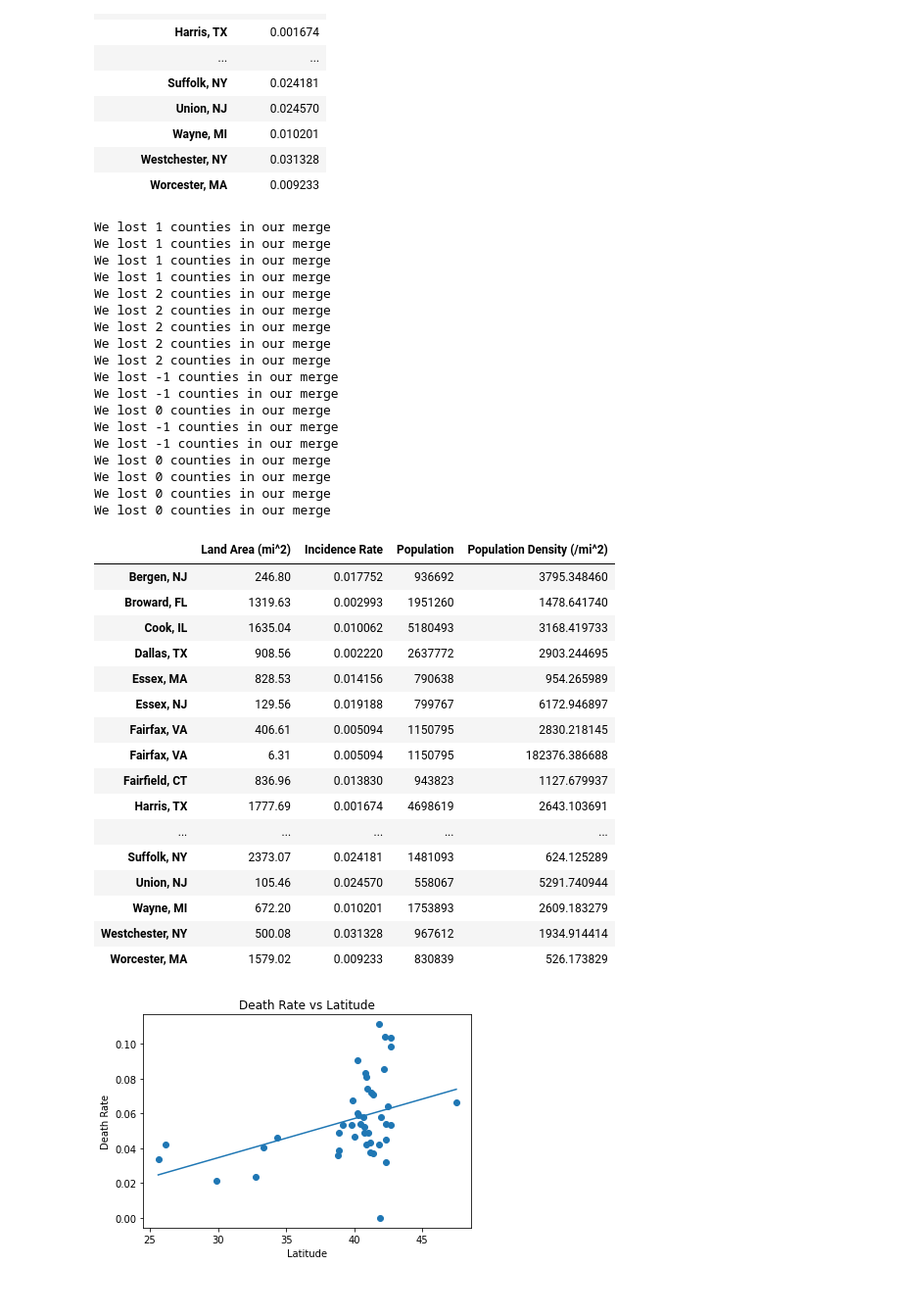
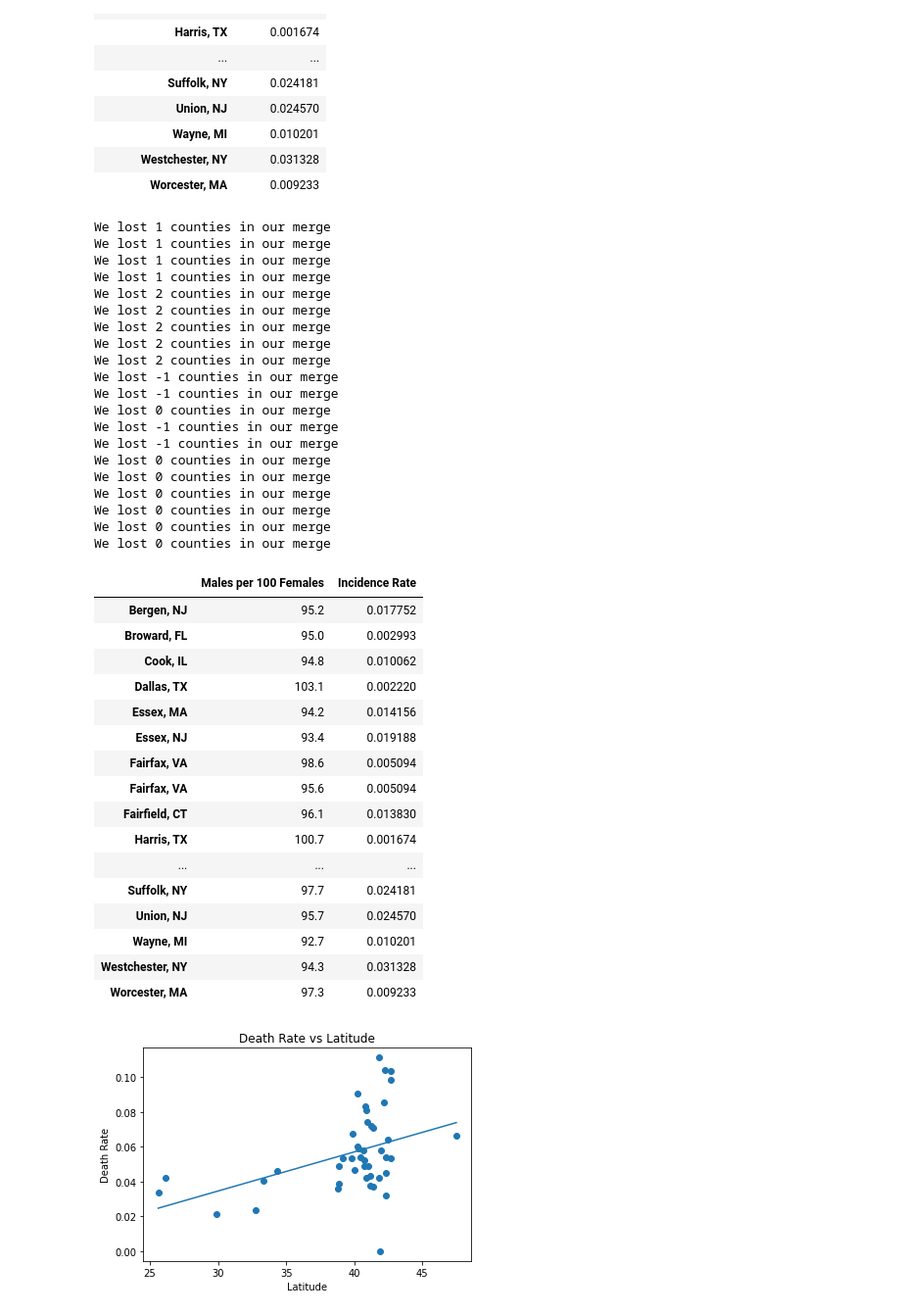
Before and after one commit to amkrutsinger/covid19finalproject, a Jupyter notebook: regression/regression.ipynb, the cells around one changed output. Shown at 98% size. Drawn from its saved outputs; the diff is of its cells as text; code cells hidden in the pictures.

Commit message:
Add gender data

```diff
--- a/regression/regression.ipynb
+++ b/regression/regression.ipynb
@@ -209,4 +209,9 @@ pollution
 area = load_geo_data('LND01.csv', [], {}, 'County')
 area.rename({'LND010200D': 'Land Area (mi^2)'}, axis=1, inplace=True)
 area
+
+# Load gender ratio data
+gender = load_geo_data('SEX01.csv', [], {}, 'County')
+gender.rename({'SEX350209D': 'Males per 100 Females'}, axis=1, inplace=True)
+gender
 # %% [output]
@@ -382,50 +387,59 @@ inci_and_aqi
 
 # Population density
 death_and_popden = merge_data1(death_rate, area)
 death_and_popden = death_and_popden.join(total_pop)
 death_and_popden['Population Density (/mi^2)'] = death_and_popden['Population'] / death_and_popden['Land Area (mi^2)']
 death_and_popden
 
 inci_and_popden = merge_data1(incidence_rate, area)
 inci_and_popden = inci_and_popden.join(total_pop)
 inci_and_popden['Population Density (/mi^2)'] = inci_and_popden['Population'] / inci_and_popden['Land Area (mi^2)']
 inci_and_popden
+
+# Gender ratio
+death_and_gender = merge_data1(death_rate, gender)
+death_and_gender
+
+inci_and_gender = merge_data1(incidence_rate, gender)
+inci_and_gender
 # %% [output]
 We lost 1 counties in our merge
 We lost 1 counties in our merge
 We lost 1 counties in our merge
 We lost 1 counties in our merge
 We lost 2 counties in our merge
 We lost 2 counties in our merge
 We lost 2 counties in our merge
 We lost 2 counties in our merge
 We lost 2 counties in our merge
 We lost -1 counties in our merge
 We lost -1 counties in our merge
 We lost 0 counties in our merge
 We lost -1 counties in our merge
 We lost -1 counties in our merge
 We lost 0 counties in our merge
 We lost 0 counties in our merge
 We lost 0 counties in our merge
 We lost 0 counties in our merge
+We lost 0 counties in our merge
+We lost 0 counties in our merge
-|  | Land Area (mi^2) | Incidence Rate | Population | Population Density (/mi^2) |
-| Bergen, NJ | 246.80 | 0.017752 | 936692 | 3795.348460 |
-| Broward, FL | 1319.63 | 0.002993 | 1951260 | 1478.641740 |
-| Cook, IL | 1635.04 | 0.010062 | 5180493 | 3168.419733 |
-| Dallas, TX | 908.56 | 0.002220 | 2637772 | 2903.244695 |
-| Essex, MA | 828.53 | 0.014156 | 790638 | 954.265989 |
-| Essex, NJ | 129.56 | 0.019188 | 799767 | 6172.946897 |
-| Fairfax, VA | 406.61 | 0.005094 | 1150795 | 2830.218145 |
-| Fairfax, VA | 6.31 | 0.005094 | 1150795 | 182376.386688 |
-| Fairfield, CT | 836.96 | 0.013830 | 943823 | 1127.679937 |
-| Harris, TX | 1777.69 | 0.001674 | 4698619 | 2643.103691 |
-| ... | ... | ... | ... | ... |
-| Suffolk, NY | 2373.07 | 0.024181 | 1481093 | 624.125289 |
-| Union, NJ | 105.46 | 0.024570 | 558067 | 5291.740944 |
-| Wayne, MI | 672.20 | 0.010201 | 1753893 | 2609.183279 |
-| Westchester, NY | 500.08 | 0.031328 | 967612 | 1934.914414 |
-| Worcester, MA | 1579.02 | 0.009233 | 830839 | 526.173829 |
+|  | Males per 100 Females | Incidence Rate |
+| Bergen, NJ | 95.2 | 0.017752 |
+| Broward, FL | 95.0 | 0.002993 |
+| Cook, IL | 94.8 | 0.010062 |
+| Dallas, TX | 103.1 | 0.002220 |
+| Essex, MA | 94.2 | 0.014156 |
+| Essex, NJ | 93.4 | 0.019188 |
+| Fairfax, VA | 98.6 | 0.005094 |
+| Fairfax, VA | 95.6 | 0.005094 |
+| Fairfield, CT | 96.1 | 0.013830 |
+| Harris, TX | 100.7 | 0.001674 |
+| ... | ... | ... |
+| Suffolk, NY | 97.7 | 0.024181 |
+| Union, NJ | 95.7 | 0.024570 |
+| Wayne, MI | 92.7 | 0.010201 |
+| Westchester, NY | 94.3 | 0.031328 |
+| Worcester, MA | 97.3 | 0.009233 |
 # %%
 # Plot linear regression
 def lin_regress(merged_data, col_death, col_data, start, line_length):
```
Also changed, not shown: parts of 4 cells of this notebook, 3 other files.
